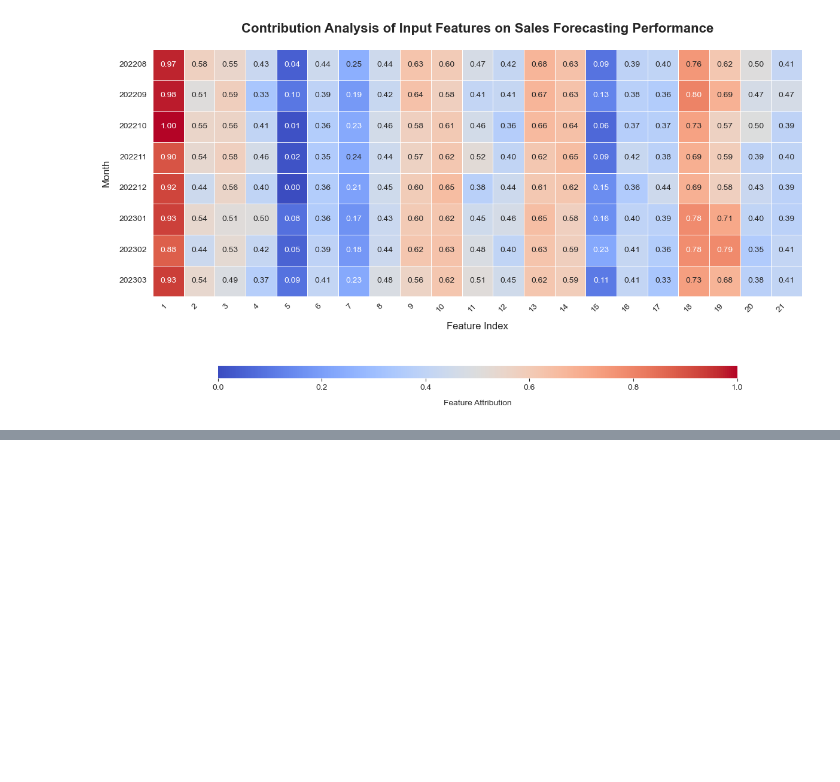
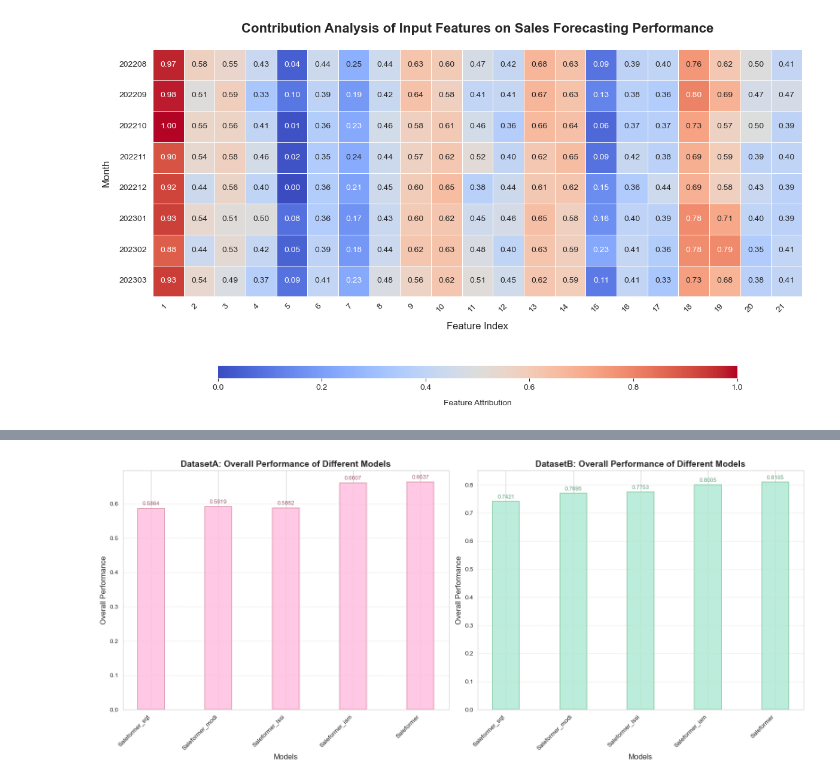
Before and after one commit to inayaguo/inayaguo.github.io, a Jupyter notebook: sku_analysis.ipynb, the cells around one changed output, grey strips where cells are left out. Drawn from its saved outputs; the diff is of its cells as text; code cells hidden in the pictures; blank space fills up the shorter version.

```diff
--- a/sku_analysis.ipynb
+++ b/sku_analysis.ipynb
@@ -677,0 +673,92 @@ month_str
+# %%
+import pandas as pd
+import matplotlib.pyplot as plt
+import numpy as np
+
+# 1. 构造数据（确保所有列长度一致）
+models_list = ['Saleformer_sqt', 'Saleformer_modi', 'Saleformer_lssi', 'Saleformer_ism', 'Saleformer']
+dataset_a_values = {
+    'mae': [7809.6476, 7813.6802, 7832.1968, 7221.5233, 7320.4125],
+    'mape': [0.2958, 0.3006, 0.2858, 0.2443, 0.2268],
+    'accuracy': [0.7051, 0.6971, 0.7107, 0.7572, 0.7600],
+    'overall': [0.5864, 0.5919, 0.5882, 0.6607, 0.6637],
+    'accuracy_stability': [0.1170, 0.1168, 0.1020, 0.0741, 0.0652]
+}
+dataset_b_values = {
+    'mae': [15428.9988, 14511.6855, 14261.3210, 13490.9760, 13486.5632],
+    'mape': [0.1488, 0.1405, 0.1308, 0.1292, 0.1281],
+    'accuracy': [0.8512, 0.8595, 0.8612, 0.8708, 0.8812],
+    'overall': [0.7421, 0.7695, 0.7753, 0.8005, 0.8105],
+    'accuracy_stability': [0.0159, 0.0105, 0.0106, 0.0071, 0.0060]
+}
+
+# 拼接数据
+data = {
+    'Dataset': ['DatasetA']*5 + ['DatasetB']*5,
+    'Models': models_list * 2,
+    'mae': dataset_a_values['mae'] + dataset_b_values['mae'],
+    'mape': dataset_a_values['mape'] + dataset_b_values['mape'],
+    'accuracy': dataset_a_values['accuracy'] + dataset_b_values['accuracy'],
+    'overall': dataset_a_values['overall'] + dataset_b_values['overall'],
+    'accuracy_stability': dataset_a_values['accuracy_stability'] + dataset_b_values['accuracy_stability']
+}
+
+# 数据校验
+for col_name, col_data in data.items():
+    print(f"{col_name} 长度: {len(col_data)}")
+    if len(col_data) != 10:
+        raise ValueError(f"{col_name} 长度错误，应为10，实际为{len(col_data)}")
+
+df = pd.DataFrame(data)
+
+# 拆分数据集
+dataset_a = df[df['Dataset'] == 'DatasetA'].reset_index(drop=True)
+dataset_b = df[df['Dataset'] == 'DatasetB'].reset_index(drop=True)
+
+# 2. 核心修改：定义马卡龙色系
+# 适配学术图表的马卡龙配色（柔和且区分度高）
+macaron_colors = {
+    'DatasetA': '#FFC2E2',  # 马卡龙粉
+    'DatasetB': '#B5EAD7',  # 马卡龙绿
+    # 可选扩展：如果要给每个模型不同马卡龙色，可用以下列表
+    'models': ['#FFC2E2', '#B5EAD7', '#C8E6C9', '#E1F5FE', '#F3E5F5']
+}
+
+# 绘图设置
+models = df['Models'].unique()
+x = np.arange(len(models))
+width = 0.4
+
+# 创建画布
+fig, (ax1, ax2) = plt.subplots(1, 2, figsize=(16, 7))
+
+# ===== 子图1：DatasetA（马卡龙粉） =====
+ax1.bar(x, dataset_a['overall'], width,
+        color=macaron_colors['DatasetA'], edgecolor='#D88FA3', linewidth=1.2, alpha=0.9)
+ax1.set_title('DatasetA: Overall Performance of Different Models', fontsize=14, fontweight='bold')
+ax1.set_xlabel('Models', fontsize=12)
+ax1.set_ylabel('Overall Performance', fontsize=12)
+ax1.set_xticks(x)
+ax1.set_xticklabels(models, rotation=45, ha='right', fontsize=10)
+ax1.grid(axis='y', linestyle='--', alpha=0.5)
+# 数值标签（匹配配色）
+for i, v in enumerate(dataset_a['overall']):
+    ax1.text(i, v + 0.005, f'{v:.4f}', ha='center', va='bottom', fontsize=9, color='#A15C74')
+
+# ===== 子图2：DatasetB（马卡龙绿） =====
+ax2.bar(x, dataset_b['overall'], width,
+        color=macaron_colors['DatasetB'], edgecolor='#82C9A0', linewidth=1.2, alpha=0.9)
+ax2.set_title('DatasetB: Overall Performance of Different Models', fontsize=14, fontweight='bold')
+ax2.set_xlabel('Models', fontsize=12)
+ax2.set_ylabel('Overall Performance', fontsize=12)
+ax2.set_xticks(x)
+ax2.set_xticklabels(models, rotation=45, ha='right', fontsize=10)
+ax2.grid(axis='y', linestyle='--', alpha=0.5)
+# 数值标签（匹配配色）
+for i, v in enumerate(dataset_b['overall']):
+    ax2.text(i, v + 0.005, f'{v:.4f}', ha='center', va='bottom', fontsize=9, color='#5A9E78')
+
+# 统一布局
+plt.tight_layout()
+plt.show()
+# %% [output]
@@ -677,0 +772 @@ month_str
+[figure, added]
```
Also changed, not shown: parts of 2 cells of this notebook.
